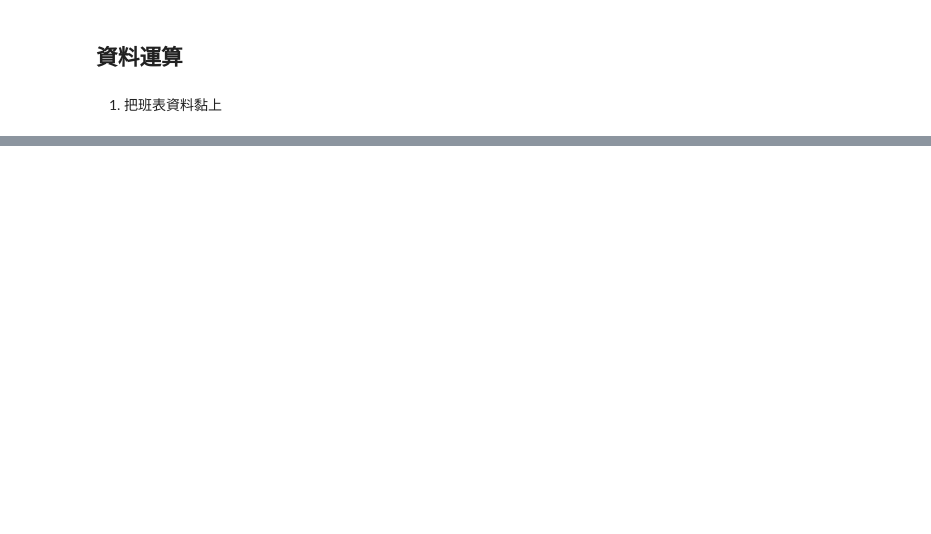
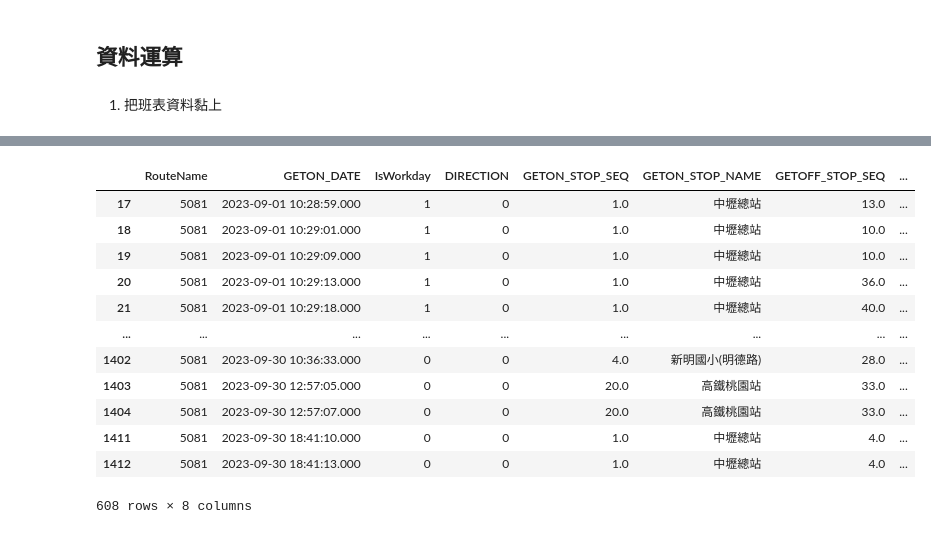
Before and after one commit to KaiChiehKJ/BusFlow, a Jupyter notebook: main.ipynb, the cells around one changed output, grey strips where cells are left out. Drawn from its saved outputs; the diff is of its cells as text; code cells hidden in the pictures; blank space fills up the shorter version.

```diff
--- a/main.ipynb
+++ b/main.ipynb
@@ -260,0 +456,16 @@ shift_select = shift[shift['RouteName'] == route].reset_index(drop = True)
+# %%
+tickets_select_month[tickets_select_month['DIRECTION'] == 0][['RouteName','GETON_DATE','IsWorkday','DIRECTION','GETON_STOP_SEQ','GETON_STOP_NAME', 'GETOFF_STOP_SEQ','GETOFF_STOP_NAME']]
+# %% [output]
+|  | RouteName | GETON_DATE | IsWorkday | DIRECTION | GETON_STOP_SEQ | GETON_STOP_NAME | GETOFF_STOP_SEQ | ... |
+| 17 | 5081 | 2023-09-01 10:28:59.000 | 1 | 0 | 1.0 | 中壢總站 | 13.0 | ... |
+| 18 | 5081 | 2023-09-01 10:29:01.000 | 1 | 0 | 1.0 | 中壢總站 | 10.0 | ... |
+| 19 | 5081 | 2023-09-01 10:29:09.000 | 1 | 0 | 1.0 | 中壢總站 | 10.0 | ... |
+| 20 | 5081 | 2023-09-01 10:29:13.000 | 1 | 0 | 1.0 | 中壢總站 | 36.0 | ... |
+| 21 | 5081 | 2023-09-01 10:29:18.000 | 1 | 0 | 1.0 | 中壢總站 | 40.0 | ... |
+| ... | ... | ... | ... | ... | ... | ... | ... | ... |
+| 1402 | 5081 | 2023-09-30 10:36:33.000 | 0 | 0 | 4.0 | 新明國小(明德路) | 28.0 | ... |
+| 1403 | 5081 | 2023-09-30 12:57:05.000 | 0 | 0 | 20.0 | 高鐵桃園站 | 33.0 | ... |
+| 1404 | 5081 | 2023-09-30 12:57:07.000 | 0 | 0 | 20.0 | 高鐵桃園站 | 33.0 | ... |
+| 1411 | 5081 | 2023-09-30 18:41:10.000 | 0 | 0 | 1.0 | 中壢總站 | 4.0 | ... |
+| 1412 | 5081 | 2023-09-30 18:41:13.000 | 0 | 0 | 1.0 | 中壢總站 | 4.0 | ... |
+608 rows × 8 columns
```
Also changed, not shown: parts of 19 cells of this notebook, 1 other file.
